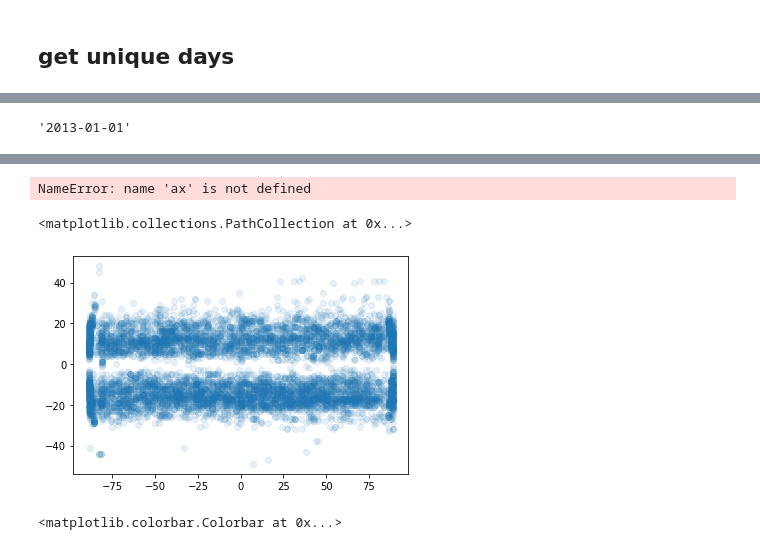
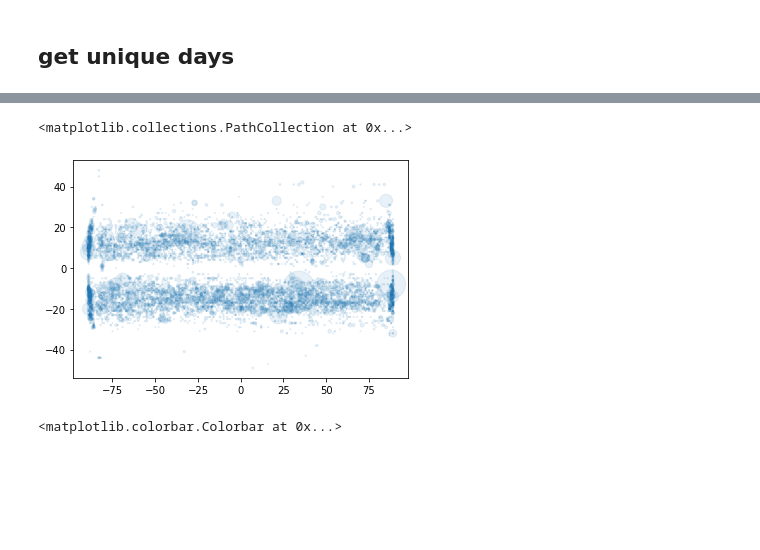
Before and after one commit to hayesla/flare_forecast_proj, a Jupyter notebook: goes_flare_list/ssw_flarelist_tests.ipynb, the cells around one changed output, grey strips where cells are left out. Drawn from its saved outputs; the diff is of its cells as text; code cells hidden in the pictures; blank space fills up the shorter version.

```diff
--- a/goes_flare_list/ssw_flarelist_tests.ipynb
+++ b/goes_flare_list/ssw_flarelist_tests.ipynb
@@ -76,6 +76,8 @@ full_table_c["time_peak_datetime"] = pd.to_datetime(full_table_c["time_peak"])
 full_table_c["tt"] = np.array([d.total_seconds() for d in full_table_c["time_start_datetime"] - full_table_c["time_start_datetime"].iloc[0]])/60/60
 # %%
 full_table_c["unique_day"] = full_table_c.time_start_datetime.dt.strftime("%Y-%m-%d")
+# %%
+full_table_c["unique_month"] = pd.to_datetime(full_table_c.time_start_datetime.dt.strftime("%Y-%m"))
 # %%
 len(full_table_c["unique_day"].unique())
 # %% [output]
@@ -179,7 +135,0 @@ time_over
-# %%
-test_df = full_table_c[(full_table_c["time_start_datetime"]>"2013-01-01") & \
-                        (full_table_c["time_start_datetime"]<"2015-01-01")]
-
-time_over[1096]
-# %% [output]
-'2013-01-01'
@@ -210,15 +158,12 @@ ani = animation.FuncAnimation(fig, animate, interval=500)
 # %% [output]
 [interactive output not drawn]
 [interactive output not drawn]
-# %%
-ani = animation.FuncAnimation(fig, animate, interval=1000)
-# %% [output]
-NameError: name 'ax' is not defined
 # %%
-plt.scatter(coords_hgs.lon, coords_hgs.lat, alpha=0.1)
+plt.scatter(full_table_c["long_hg"], full_table_c["lat_hg"],
+            alpha=0.1, s=full_table_c["goes_class_val"]*1e6)
 # %% [output]
 <matplotlib.collections.PathCollection at 0x...>
-[figure, old version]
+[figure, new version]
 # %%
 testy = full_table_c
 # %%
```
Also changed, not shown: parts of 17 cells of this notebook.
